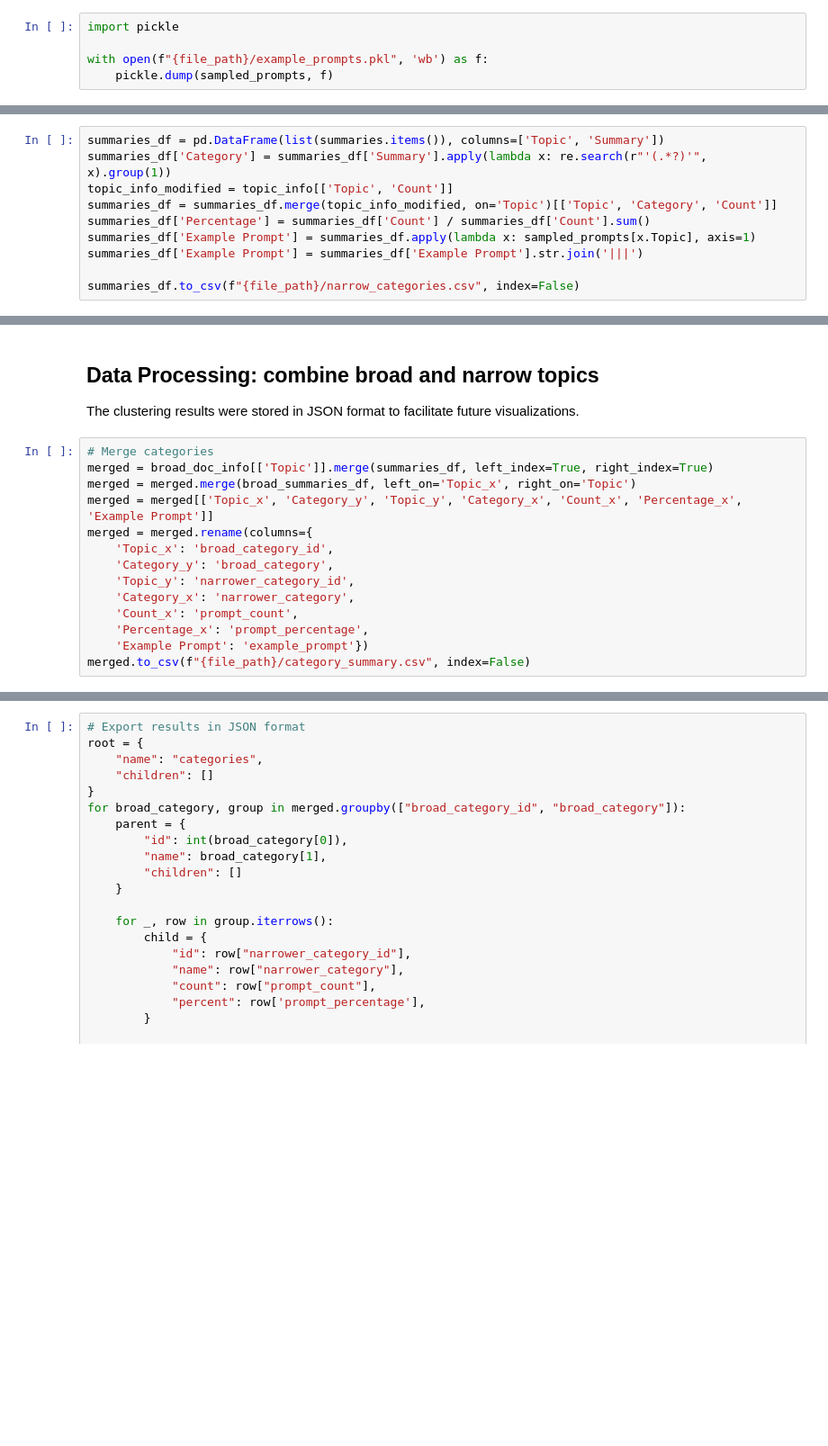
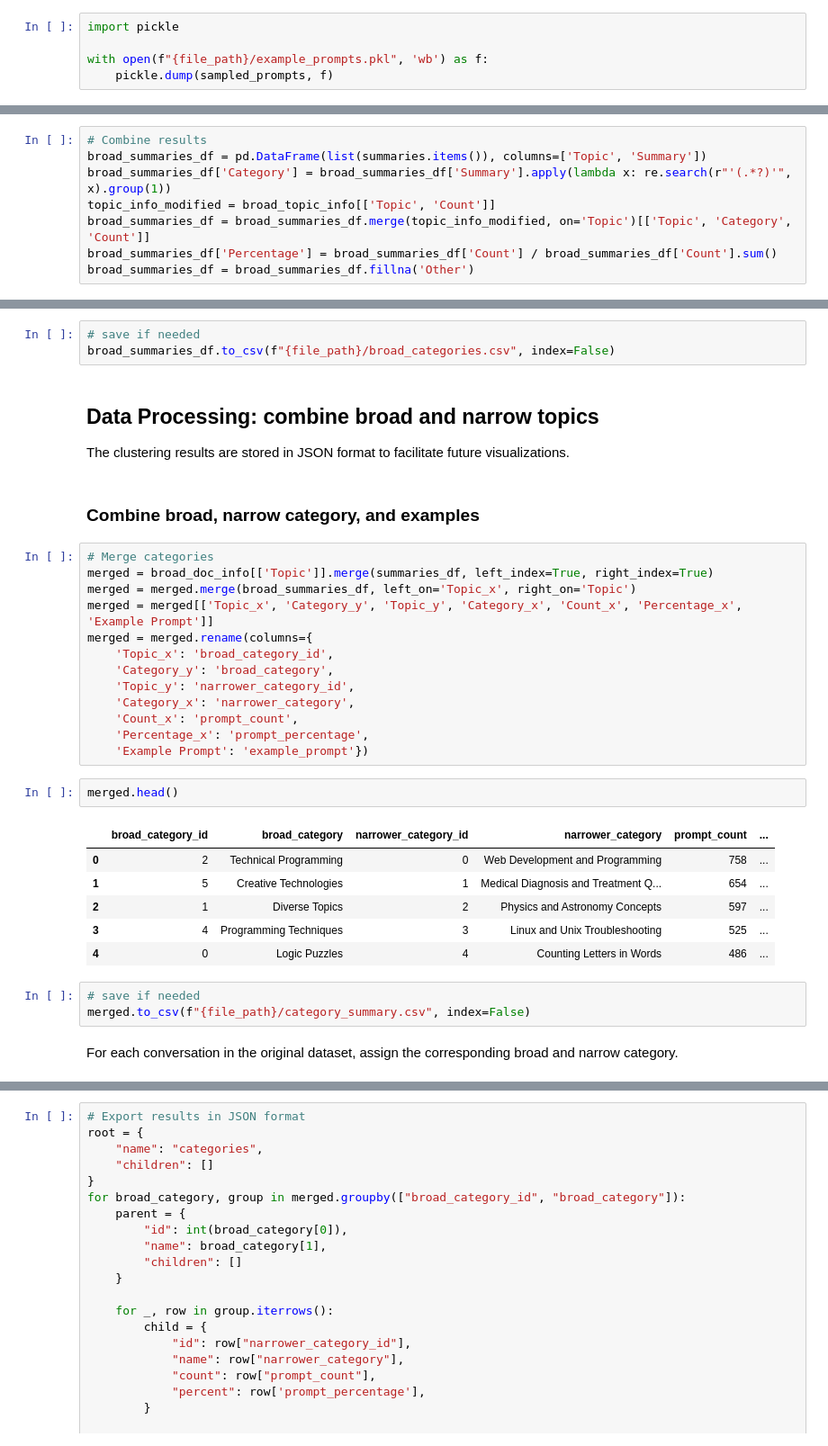
Before and after one commit to lmarena/arena-catalog, a Jupyter notebook: topic_clustering/topic_explorer_script.ipynb, the cells around one changed output, grey strips where cells are left out. Shown: that part at 90% size. Cells and saved outputs as stored; diff of their text form; blank space fills up the shorter version.

```diff
--- a/topic_clustering/topic_explorer_script.ipynb
+++ b/topic_clustering/topic_explorer_script.ipynb
@@ -198,12 +334,10 @@ for topic_id, prompts in sampled_prompts.items():
     summaries[topic_id] = summary
 # %%
-summaries_df = pd.DataFrame(list(summaries.items()), columns=['Topic', 'Summary'])
-summaries_df['Category'] = summaries_df['Summary'].apply(lambda x: re.search(r"'(.*?)'", x).group(1))
-topic_info_modified = topic_info[['Topic', 'Count']]
-summaries_df = summaries_df.merge(topic_info_modified, on='Topic')[['Topic', 'Category', 'Count']]
-summaries_df['Percentage'] = summaries_df['Count'] / summaries_df['Count'].sum()
-summaries_df['Example Prompt'] = summaries_df.apply(lambda x: sampled_prompts[x.Topic], axis=1)
-summaries_df['Example Prompt'] = summaries_df['Example Prompt'].str.join('|||')
-
-summaries_df.to_csv(f"{file_path}/narrow_categories.csv", index=False)
+# Combine results
+broad_summaries_df = pd.DataFrame(list(summaries.items()), columns=['Topic', 'Summary'])
+broad_summaries_df['Category'] = broad_summaries_df['Summary'].apply(lambda x: re.search(r"'(.*?)'", x).group(1))
+topic_info_modified = broad_topic_info[['Topic', 'Count']]
+broad_summaries_df = broad_summaries_df.merge(topic_info_modified, on='Topic')[['Topic', 'Category', 'Count']]
+broad_summaries_df['Percentage'] = broad_summaries_df['Count'] / broad_summaries_df['Count'].sum()
+broad_summaries_df = broad_summaries_df.fillna('Other')
 # %%
@@ -299,7 +352,12 @@ broad_summaries_df.to_csv(f"{file_path}/broad_categories.csv", index=False)
+# %%
+# save if needed
+broad_summaries_df.to_csv(f"{file_path}/broad_categories.csv", index=False)
 # %% [markdown]
 ## Data Processing: combine broad and narrow topics
 
-The clustering results were stored in JSON format to facilitate future visualizations.
+The clustering results are stored in JSON format to facilitate future visualizations.
+# %% [markdown]
+### Combine broad, narrow category, and examples
 # %%
 # Merge categories
 merged = broad_doc_info[['Topic']].merge(summaries_df, left_index=True, right_index=True)
@@ -313,4 +371,17 @@ merged = merged.rename(columns={
     'Count_x': 'prompt_count',
     'Percentage_x': 'prompt_percentage',
     'Example Prompt': 'example_prompt'})
-merged.to_csv(f"{file_path}/category_summary.csv", index=False)
+# %%
+merged.head()
+# %% [output]
+|  | broad_category_id | broad_category | narrower_category_id | narrower_category | prompt_count | ... |
+| 0 | 2 | Technical Programming | 0 | Web Development and Programming | 758 | ... |
+| 1 | 5 | Creative Technologies | 1 | Medical Diagnosis and Treatment Q... | 654 | ... |
+| 2 | 1 | Diverse Topics | 2 | Physics and Astronomy Concepts | 597 | ... |
+| 3 | 4 | Programming Techniques | 3 | Linux and Unix Troubleshooting | 525 | ... |
+| 4 | 0 | Logic Puzzles | 4 | Counting Letters in Words | 486 | ... |
+# %%
+# save if needed
+merged.to_csv(f"{file_path}/category_summary.csv", index=False)
+# %% [markdown]
+For each conversation in the original dataset, assign the corresponding broad and narrow category.
```
Also changed, not shown: parts of 46 cells of this notebook, 13 other files.
